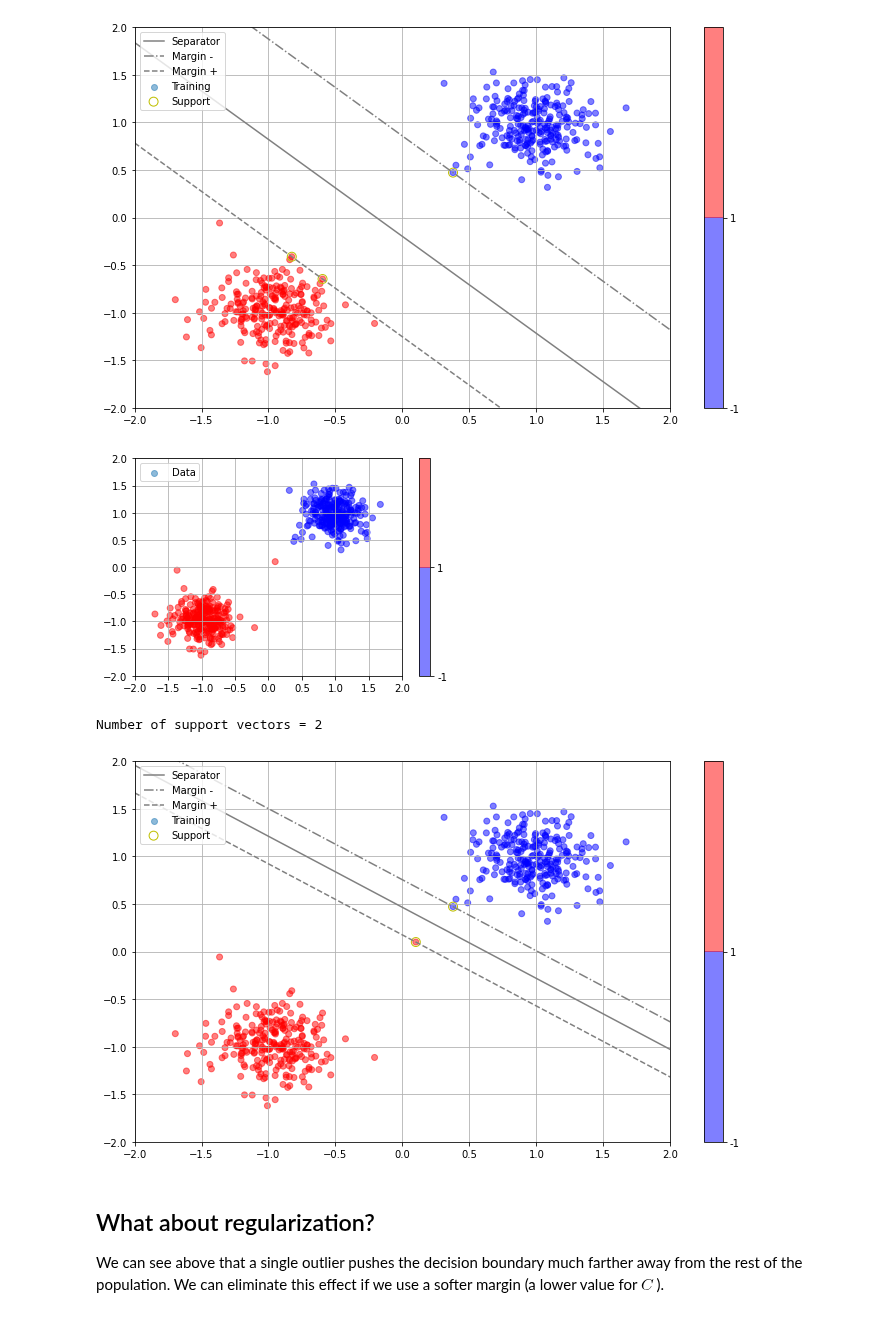
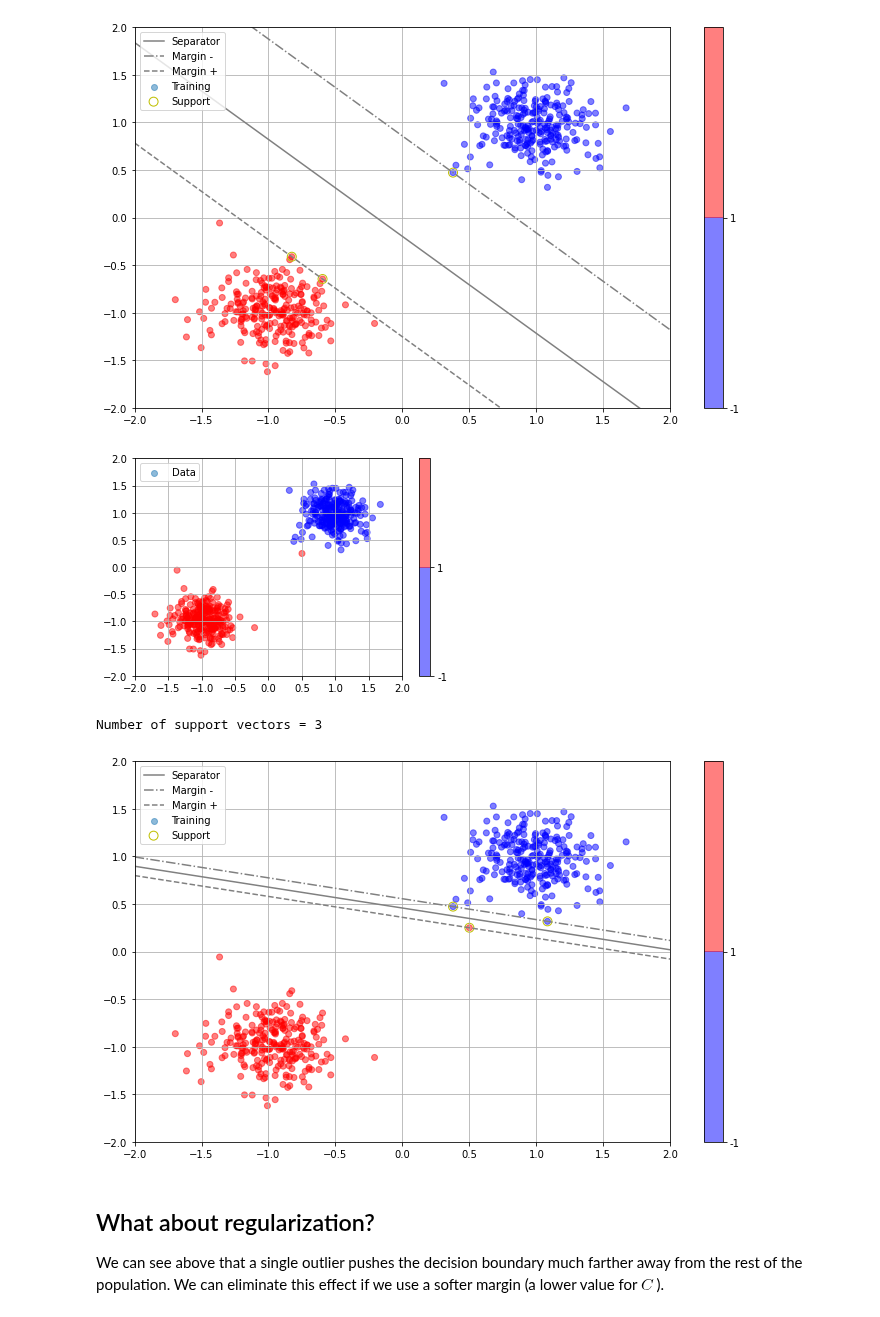
Before and after one commit to yexf308/MachineLearning, a Jupyter notebook: 9_SVM1.ipynb, the cells around one changed output. Cells and saved outputs as stored; diff of their text form; code cells hidden in the pictures.

```diff
--- a/9_SVM1.ipynb
+++ b/9_SVM1.ipynb
@@ -193,7 +195,8 @@ class MaxMarginClassifier:
         """ Predict y value in {-1, 1} """
         assert(self.w is not None)
         assert(self.w.shape[0] == X.shape[1])
-        return 2 * (np.matmul(X, self.w) > 0) - 1
+        activation = X.dot(self.w)+self.intercept
+        return 2 * (activation>0) -1
 # %%
 model = MaxMarginClassifier()
 model.fit(X_train_scaled, y)
@@ -214,12 +217,12 @@ plotSvm(X_train_scaled, y, model.supportVectors, model.w, model.intercept, label
 Number of support vectors = 3
 [figure]
 # %%
-X_outlier = append(X_train_scaled, [0.1, 0.1])
+X_outlier = append(X_train_scaled, [0.5, 0.25])
 X_outlier = X_outlier.reshape(X_train.shape[0]+1, X_train.shape[1])
 y_outlier = append(y, 1)
 plotSvm(X_outlier, y_outlier)
 # %% [output]
-[figure, old version]
+[figure, new version]
 # %%
 model_outlier = MaxMarginClassifier()
 model_outlier.fit(X_outlier, y_outlier)
@@ -227,8 +230,8 @@ model_outlier.fit(X_outlier, y_outlier)
 fig, ax = plt.subplots(1, figsize=(12, 7))
 plotSvm(X_outlier, y_outlier, model_outlier.supportVectors, model_outlier.w, model_outlier.intercept, label='Training', ax=ax)
 # %% [output]
-Number of support vectors = 2
+Number of support vectors = 3
-[figure, old version]
+[figure, new version]
 # %% [markdown]
 ## What about regularization?
 We can see above that a single outlier pushes the decision boundary much farther away from the rest of the population. We can eliminate this effect if we use a softer margin (a lower value for  $C$ ).
```
Also changed, not shown: parts of 8 cells of this notebook.
